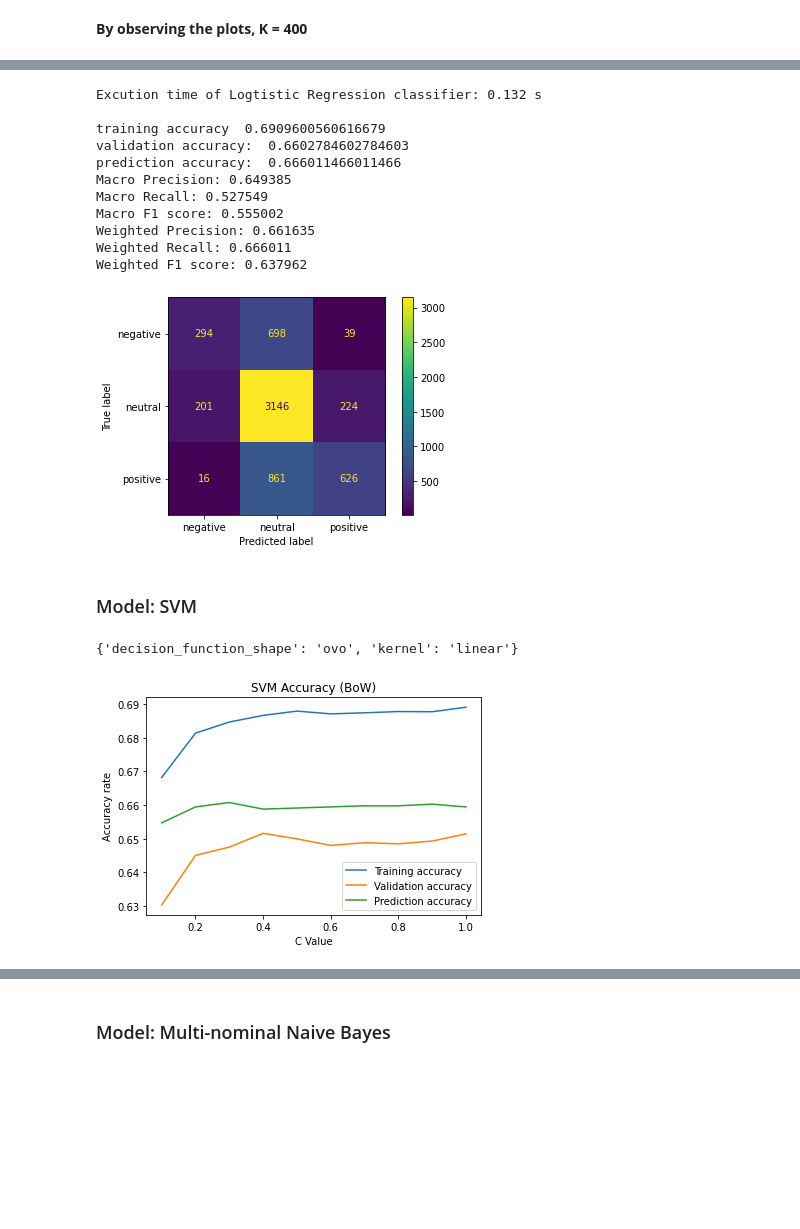
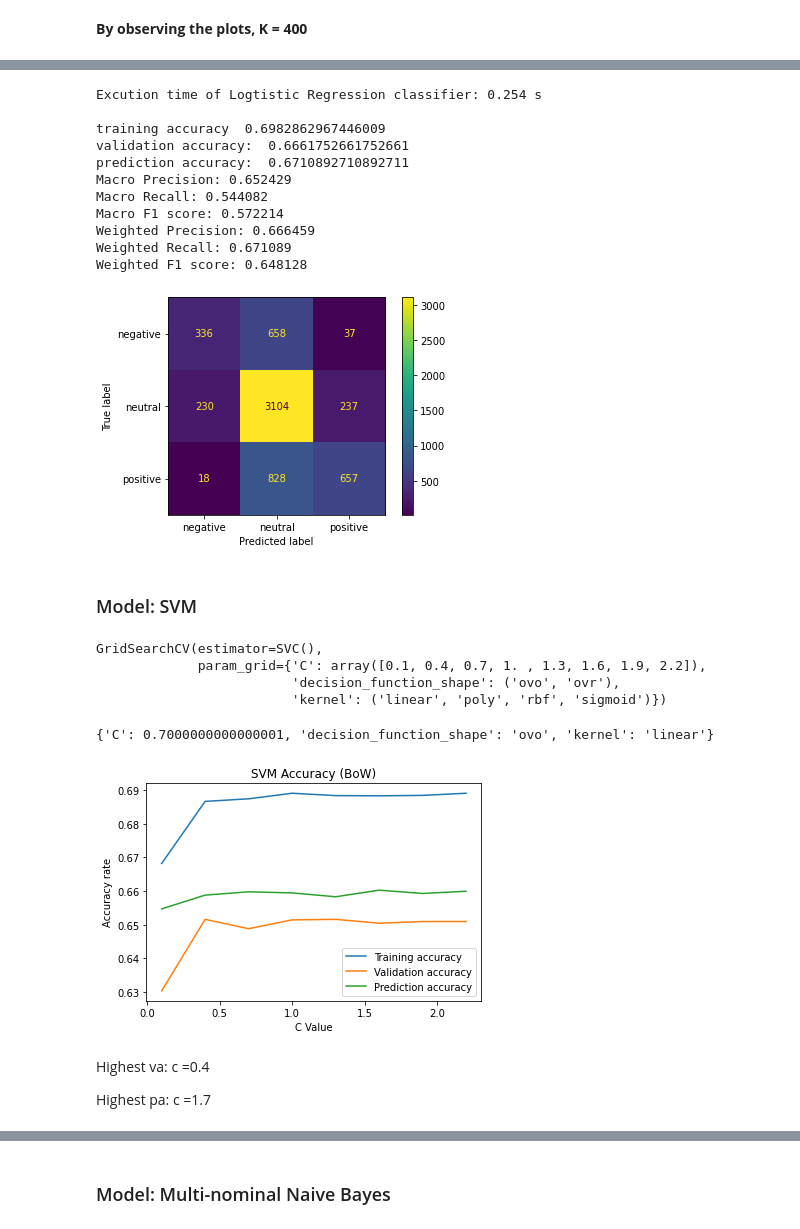
Before and after one commit to RicardoXXXXXX/Tweet-s-sentiment-prediction, a Jupyter notebook: COMP30027-Assignment2 (new).ipynb, the cells around one changed output, grey strips where cells are left out. Saved outputs shown, nothing was run; the diff lists cells and outputs as text; code cells hidden in the pictures; blank space fills up the shorter version.

```diff
--- a/COMP30027-Assignment2 (new).ipynb
+++ b/COMP30027-Assignment2 (new).ipynb
@@ -386,23 +401,23 @@ validation_accuracy_list_LR = []
 prediction_accuracy_list_LR = []
 
 
-for i in range(1,11,1):
+for i in range(1,26,1):
     ta, va, pa = logistic_regression(400, i/10)
     training_accuracy_list_LR.append(ta)
     validation_accuracy_list_LR.append(va)
     prediction_accuracy_list_LR.append(pa)
 
-x = np.arange(0.1,1.1,0.1)
+x = np.arange(0.1,2.6,0.1)
 y1 = np.array(training_accuracy_list_LR)
 y2 = np.array(validation_accuracy_list_LR)
 y3 = np.array(prediction_accuracy_list_LR)
+
 # PLot
 plt.plot(x, y1)
 plt.plot(x, y2)
 plt.plot(x, y3)
 # Add Title
 plt.title("Logistic Regression Accuracy (BoW)")
-
 # Add Axes Labels and legend
 plt.xlabel("C Value")
 plt.ylabel("Accuracy rate")
@@ -414,12 +433,12 @@ plt.show()
 # %%
-#Accuracy when c = 0.4
+#Accuracy when c = 1.4
 training_accuracy_list_LR = []
 validation_accuracy_list_LR = []
 prediction_accuracy_list_LR = []
 
 
 for i in range(100,1600,100):
-    ta, va, pa = logistic_regression(i,0.4)
+    ta, va, pa = logistic_regression(i,1.4)
     training_accuracy_list_LR.append(ta)
     validation_accuracy_list_LR.append(va)
     prediction_accuracy_list_LR.append(pa)
@@ -481,7 +500,7 @@ Weighted F1 score: 0.640679
 x_train_chi, x_valid_chi = chi(400)
 
 t0 = time.time()
-LR_final = LogisticRegression(solver= 'saga', C = 0.4, max_iter = 2000).fit(x_train_f, y_train)
+LR_final = LogisticRegression(solver= 'saga', C = 1.4, max_iter = 2000).fit(x_train_f, y_train)
 t1 = time.time()-t0
 print("Excution time of Logtistic Regression classifier: {} s\n". format(round(t1,3)))
 
@@ -496,28 +515,33 @@ W_precision_f.append(W_precision_f_LR)
 W_recall_f.append(W_recall_f_LR)
 W_f1_f.append(W_f1_f_LR)
 # %% [output]
-Excution time of Logtistic Regression classifier: 0.132 s
+Excution time of Logtistic Regression classifier: 0.254 s
 
-training accuracy  0.6909600560616679
-validation accuracy:  0.6602784602784603
-prediction accuracy:  0.666011466011466
-Macro Precision: 0.649385
-Macro Recall: 0.527549
-Macro F1 score: 0.555002
-Weighted Precision: 0.661635
-Weighted Recall: 0.666011
-Weighted F1 score: 0.637962
+training accuracy  0.6982862967446009
+validation accuracy:  0.6661752661752661
+prediction accuracy:  0.6710892710892711
+Macro Precision: 0.652429
+Macro Recall: 0.544082
+Macro F1 score: 0.572214
+Weighted Precision: 0.666459
+Weighted Recall: 0.671089
+Weighted F1 score: 0.648128
 [figure]
 # %% [markdown]
 ### Model: SVM
 # %%
-parameters_svc = {"kernel":('linear', 'poly', 'rbf', 'sigmoid'), "decision_function_shape":('ovo','ovr')}
+parameters_svc = {"kernel":('linear', 'poly', 'rbf', 'sigmoid'), "decision_function_shape":('ovo','ovr'), 'C':np.arange(0.1,2.5,0.3)}
 gs_svc = GridSearchCV(SVC(), param_grid = parameters_svc)
 gs_svc.fit(x_train_chi, y_train)
+# %% [output]
+GridSearchCV(estimator=SVC(),
+             param_grid={'C': array([0.1, 0.4, 0.7, 1. , 1.3, 1.6, 1.9, 2.2]),
+                         'decision_function_shape': ('ovo', 'ovr'),
+                         'kernel': ('linear', 'poly', 'rbf', 'sigmoid')})
 # %%
 print(gs_svc.best_params_)
 # %% [output]
-{'decision_function_shape': 'ovo', 'kernel': 'linear'}
+{'C': 0.7000000000000001, 'decision_function_shape': 'ovo', 'kernel': 'linear'}
 # %%
 #C, kernel, degree, gamma, max_iter, decision_function_shape
 def svc(c_value):
@@ -533,35 +557,39 @@ def svc(c_value):
 # %%
 #Accuracy when K = 400
 training_accuracy_list_SVM = []
 validation_accuracy_list_SVM = []
 prediction_accuracy_list_SVM = []
 
 
-for i in range(1,11,1):
+for i in range(1,25,3):
     ta, va, pa = svc(i/10)
     training_accuracy_list_SVM.append(ta)
     validation_accuracy_list_SVM.append(va)
     prediction_accuracy_list_SVM.append(pa)
 
-x = np.arange(0.1,1.1,0.1)
+x = np.arange(0.1,2.5,0.3)
 y1 = np.array(training_accuracy_list_SVM)
 y2 = np.array(validation_accuracy_list_SVM)
 y3 = np.array(prediction_accuracy_list_SVM)
 # PLot
 plt.plot(x, y1)
 plt.plot(x, y2)
 plt.plot(x, y3)
 # Add Title
 plt.title("SVM Accuracy (BoW)")
 
 # Add Axes Labels and legend
 plt.xlabel("C Value")
 plt.ylabel("Accuracy rate")
 plt.legend(['Training accuracy','Validation accuracy', 'Prediction accuracy'])
 # Display
 plt.show()
 # %% [output]
-[figure, old version]
+[figure, new version]
+# %% [markdown]
+Highest va: c =0.4
+
+Highest pa: c =1.7
 # %%
 #chi
 x_train_chi, x_valid_chi = chi(400)
```
Also changed, not shown: parts of 26 cells of this notebook.
